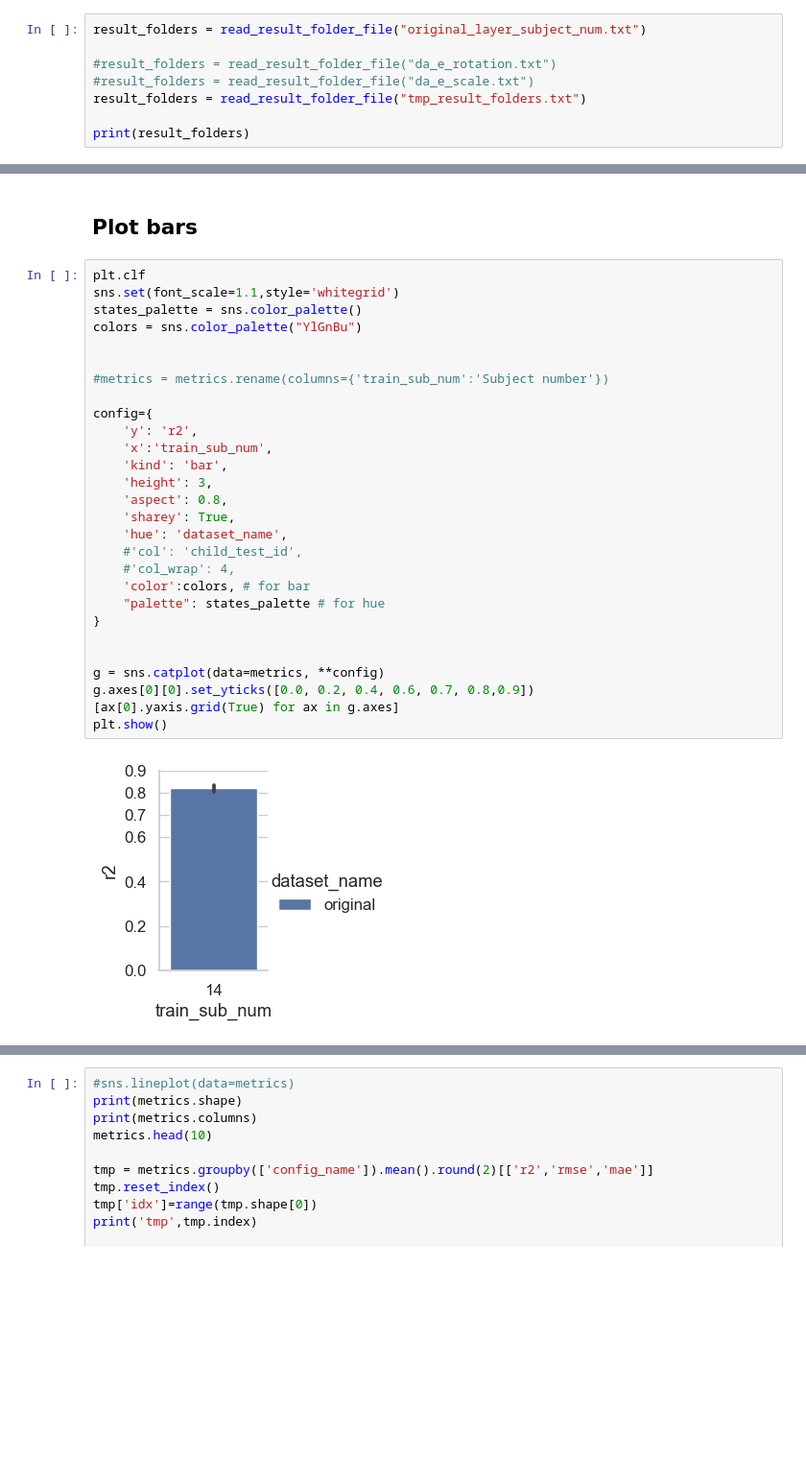
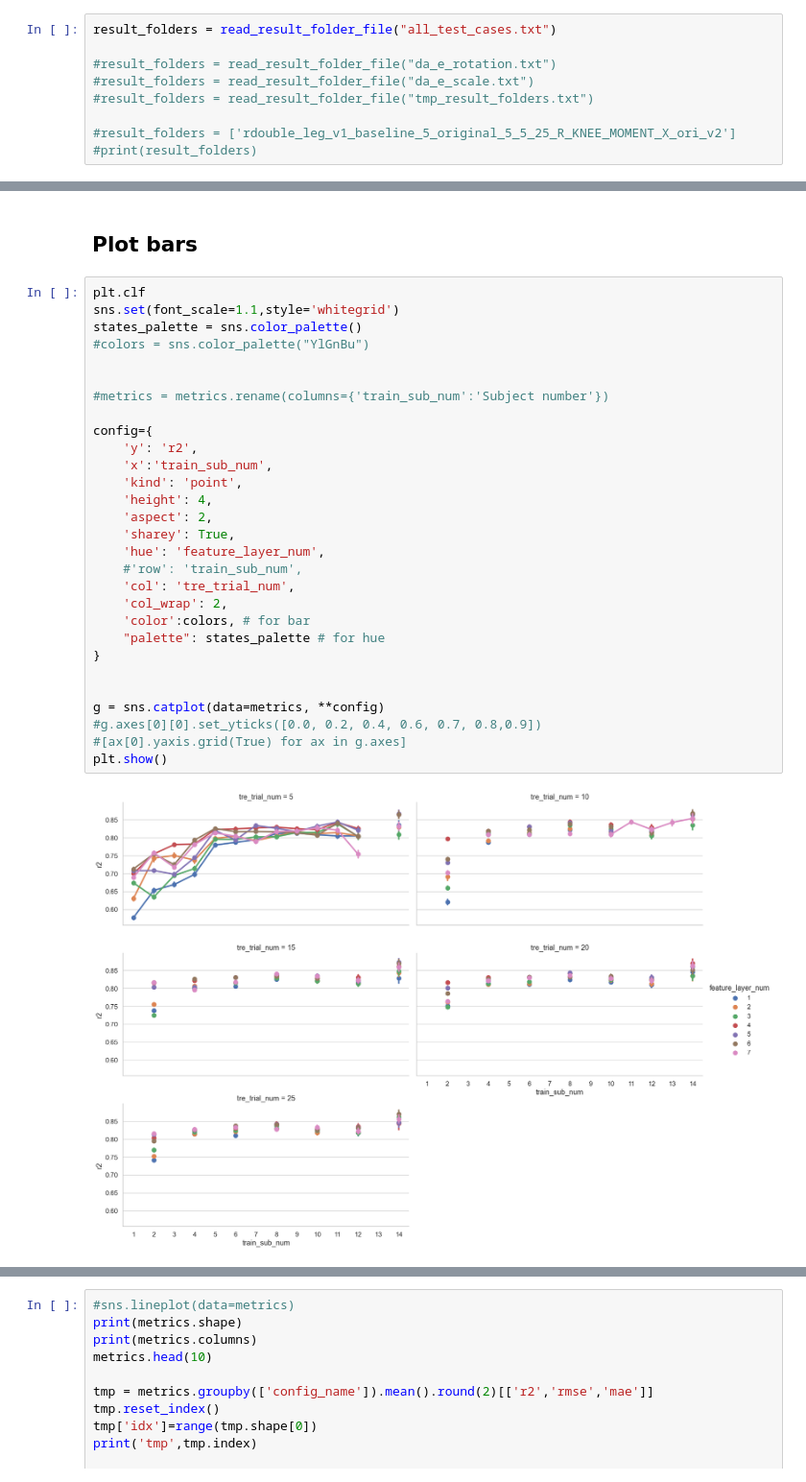
Before and after one commit to sunzhon/transfer_learning_for_droplanding, a Jupyter notebook: jupyter-lab/P6_figure_results_v2.ipynb, the cells around one changed output, grey strips where cells are left out. Shown at 96% size. Drawn from its saved outputs; the diff is of its cells as text; blank space fills up the shorter version.

```diff
--- a/jupyter-lab/P6_figure_results_v2.ipynb
+++ b/jupyter-lab/P6_figure_results_v2.ipynb
@@ -35,10 +35,11 @@ logging.basicConfig(level=logging.ERROR)
 # %% [markdown]
 ## Result path list
 # %%
-result_folders = read_result_folder_file("original_layer_subject_num.txt")
+result_folders = read_result_folder_file("all_test_cases.txt")
 
 #result_folders = read_result_folder_file("da_e_rotation.txt")
 #result_folders = read_result_folder_file("da_e_scale.txt")
-result_folders = read_result_folder_file("tmp_result_folders.txt")
+#result_folders = read_result_folder_file("tmp_result_folders.txt")
 
-print(result_folders)
+#result_folders = ['rdouble_leg_v1_baseline_5_original_5_5_25_R_KNEE_MOMENT_X_ori_v2']
+#print(result_folders)
@@ -70,30 +81,31 @@ DROP R2 cases below :0.4
 # %%
 plt.clf
 sns.set(font_scale=1.1,style='whitegrid')
 states_palette = sns.color_palette()
-colors = sns.color_palette("YlGnBu")
+#colors = sns.color_palette("YlGnBu")
 
 
 #metrics = metrics.rename(columns={'train_sub_num':'Subject number'})
 
 config={
     'y': 'r2',
     'x':'train_sub_num',
-    'kind': 'bar',
-    'height': 3,
-    'aspect': 0.8,
+    'kind': 'point',
+    'height': 4,
+    'aspect': 2,
     'sharey': True,
-    'hue': 'dataset_name',
-    #'col': 'child_test_id',
-    #'col_wrap': 4,
+    'hue': 'feature_layer_num',
+    #'row': 'train_sub_num',
+    'col': 'tre_trial_num',
+    'col_wrap': 2,
     'color':colors, # for bar
     "palette": states_palette # for hue
 }
 
 
 g = sns.catplot(data=metrics, **config)
-g.axes[0][0].set_yticks([0.0, 0.2, 0.4, 0.6, 0.7, 0.8,0.9])
-[ax[0].yaxis.grid(True) for ax in g.axes]
+#g.axes[0][0].set_yticks([0.0, 0.2, 0.4, 0.6, 0.7, 0.8,0.9])
+#[ax[0].yaxis.grid(True) for ax in g.axes]
 plt.show()
 # %% [output]
-[figure, old version]
+[figure, new version]
```
Also changed, not shown: parts of 8 cells of this notebook, 8 other files.
